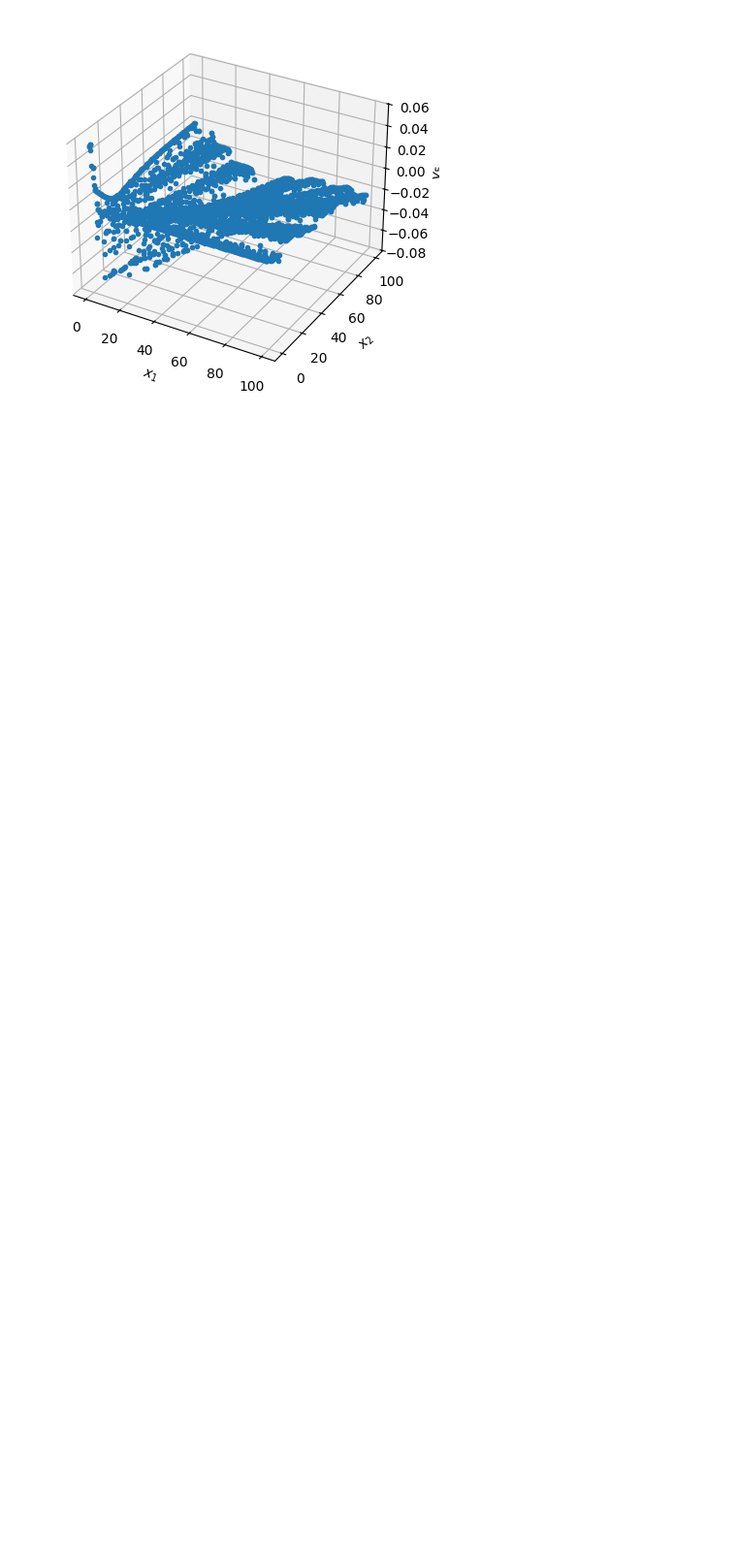
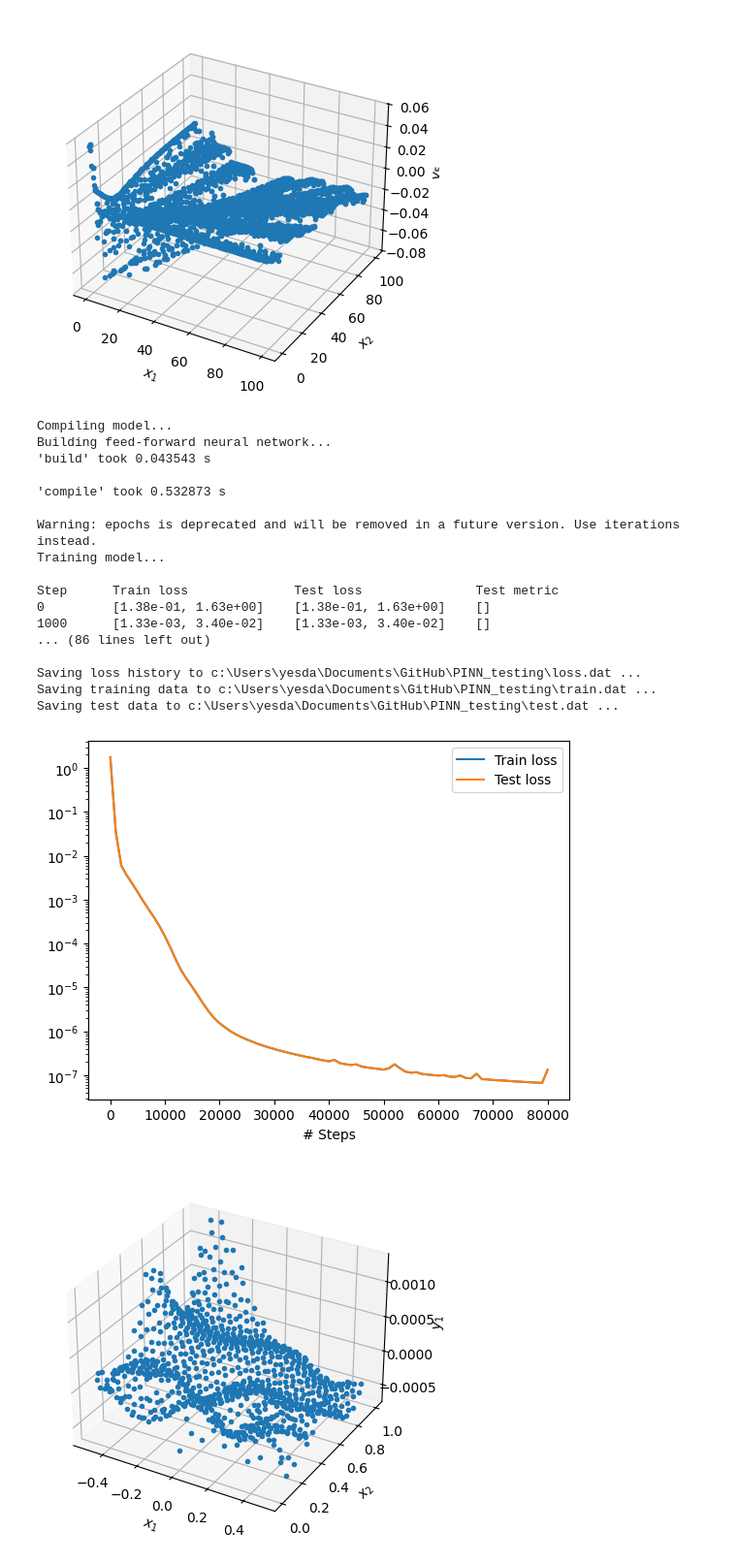
Before and after one commit to Daniel19993099/PINN_testing, a Jupyter notebook: PINN_0.3.1.ipynb, the cells around one changed output. Shown at 97% size. Cells and saved outputs as stored; diff of their text form; code cells hidden in the pictures; blank space fills up the shorter version.

```diff
--- a/PINN_0.3.1.ipynb
+++ b/PINN_0.3.1.ipynb
@@ -1130,3 +1130,81 @@ Saving test data to c:\Users\yesda\Tiedostot\PINN_testing\test.dat ...
 [figure]
 [figure]
 [figure]
+# %%
+import os
+os.environ['DDE_BACKEND'] = 'tensorflow.compat.v1'
+import numpy as np
+import deepxde as dde
+import tensorflow as tf
+import matplotlib.pyplot as plt
+import pandas as pd
+
+# Constants
+traction = 1
+E = 2  # units
+L = 1  # mm
+nu = 0.003
+
+# Geometry
+geom = dde.geometry.Rectangle([-L/2, 0], [L/2, L])
+
+# Analytical Solution Functions
+def analytical_u_x(x):
+    return -nu * traction / E * x[:, 0:1] * x[:, 1:2]/L
+
+def analytical_u_y(x):
+    return traction / E * x[:, 1:2]
+
+# PDE Residual Function
+def pde(x, y):
+    u_y_pred = y[:, 1:2]
+    u_x_pred = y[:, 0:1]
+    u_y_analytical = analytical_u_y(x)
+    u_x_analytical = analytical_u_x(x)
+    res_u_y = u_y_pred - u_y_analytical
+    res_u_x = u_x_pred - u_x_analytical
+
+    return [res_u_x, res_u_y]
+
+# Data Object
+data = dde.data.PDE(
+    geom,
+    pde,
+    [],
+    num_domain=1000
+)
+
+# Neural Network
+net = dde.maps.FNN([2] + [32] * 4 + [2], "tanh", "Glorot uniform")
+
+# Model
+model = dde.Model(data, net)
+
+# Compile the Model
+model.compile("adam", lr=1e-5)
+
+# Train the Model
+losshistory, train_state = model.train(epochs=80000, display_every=1000)
+
+# Plot and Save Results
+dde.saveplot(losshistory, train_state, issave=True, isplot=True)
+# %% [output]
+Compiling model...
+Building feed-forward neural network...
+'build' took 0.043543 s
+
+'compile' took 0.532873 s
+
+Warning: epochs is deprecated and will be removed in a future version. Use iterations instead.
+Training model...
+
+Step      Train loss              Test loss               Test metric
+0         [1.38e-01, 1.63e+00]    [1.38e-01, 1.63e+00]    []
+1000      [1.33e-03, 3.40e-02]    [1.33e-03, 3.40e-02]    []
+... (86 lines left out)
+
+Saving loss history to c:\Users\yesda\Documents\GitHub\PINN_testing\loss.dat ...
+Saving training data to c:\Users\yesda\Documents\GitHub\PINN_testing\train.dat ...
+Saving test data to c:\Users\yesda\Documents\GitHub\PINN_testing\test.dat ...
+[figure, added]
+[figure, added]
```
Also changed, not shown: parts of 3 cells of this notebook, 4 other files.
